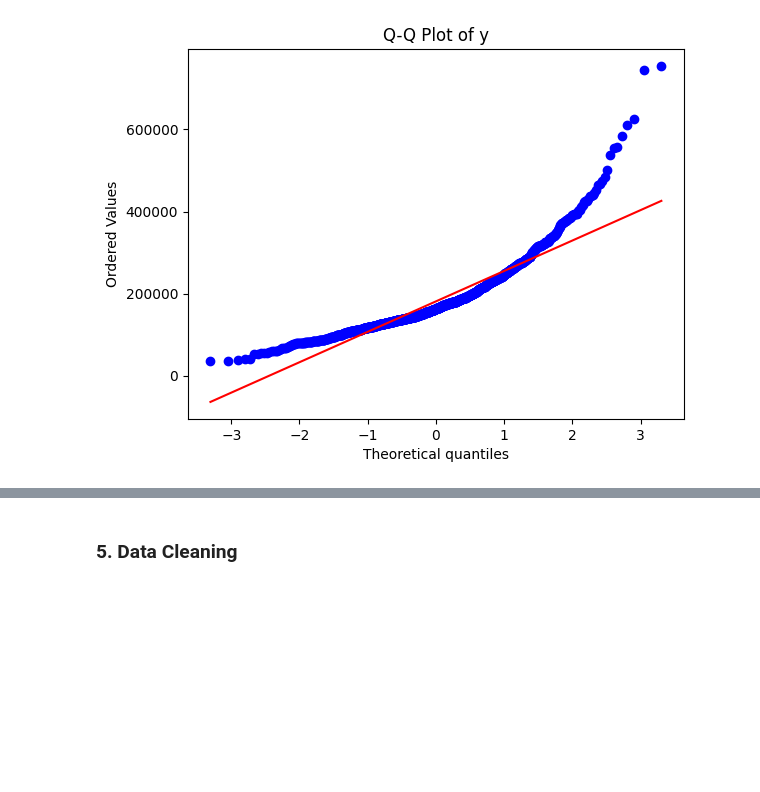
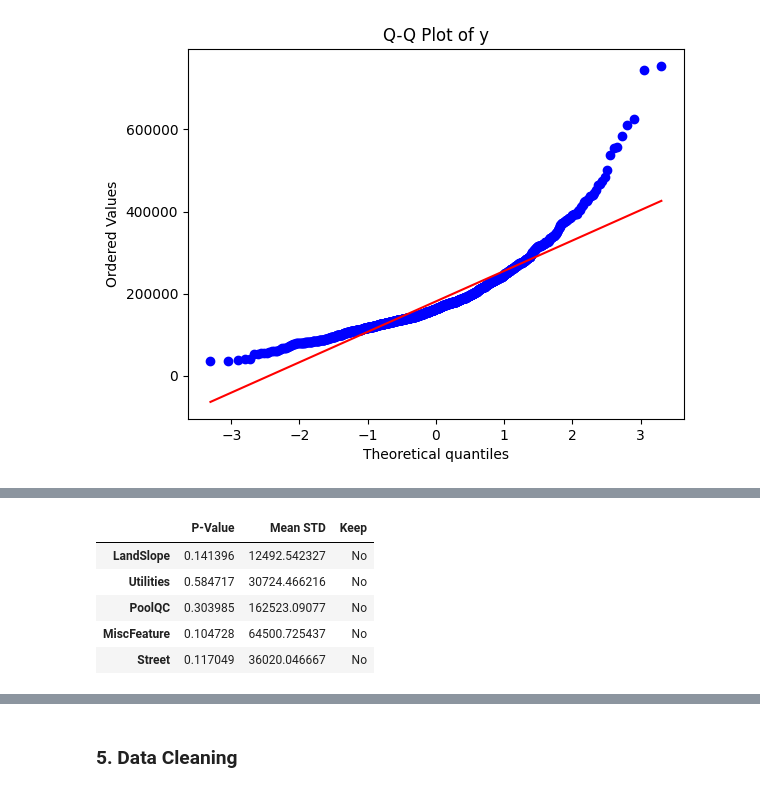
Before and after one commit to FPtecno/kaggle-competitions-FP, a Jupyter notebook: Housing_prices_FP/Final_Project_Housing_prices_FP.ipynb, the cells around one changed output, grey strips where cells are left out. Saved outputs shown, nothing was run; the diff lists cells and outputs as text; code cells hidden in the pictures; blank space fills up the shorter version.

```diff
--- a/Housing_prices_FP/Final_Project_Housing_prices_FP.ipynb
+++ b/Housing_prices_FP/Final_Project_Housing_prices_FP.ipynb
@@ -192,3 +144,13 @@ y_distribution(train_data['SalePrice'])
 # %%
 # basic_eda_info(train_data)
+# %%
+categorical_results = categorical_continuous_analysis(train_data, 'SalePrice')
+categorical_results.loc[categorical_results.Keep == "No"]
+# %% [output]
+|  | P-Value | Mean STD | Keep |
+| LandSlope | 0.141396 | 12492.542327 | No |
+| Utilities | 0.584717 | 30724.466216 | No |
+| PoolQC | 0.303985 | 162523.09077 | No |
+| MiscFeature | 0.104728 | 64500.725437 | No |
+| Street | 0.117049 | 36020.046667 | No |
 # %%
```
Also changed, not shown: parts of 18 cells of this notebook.
